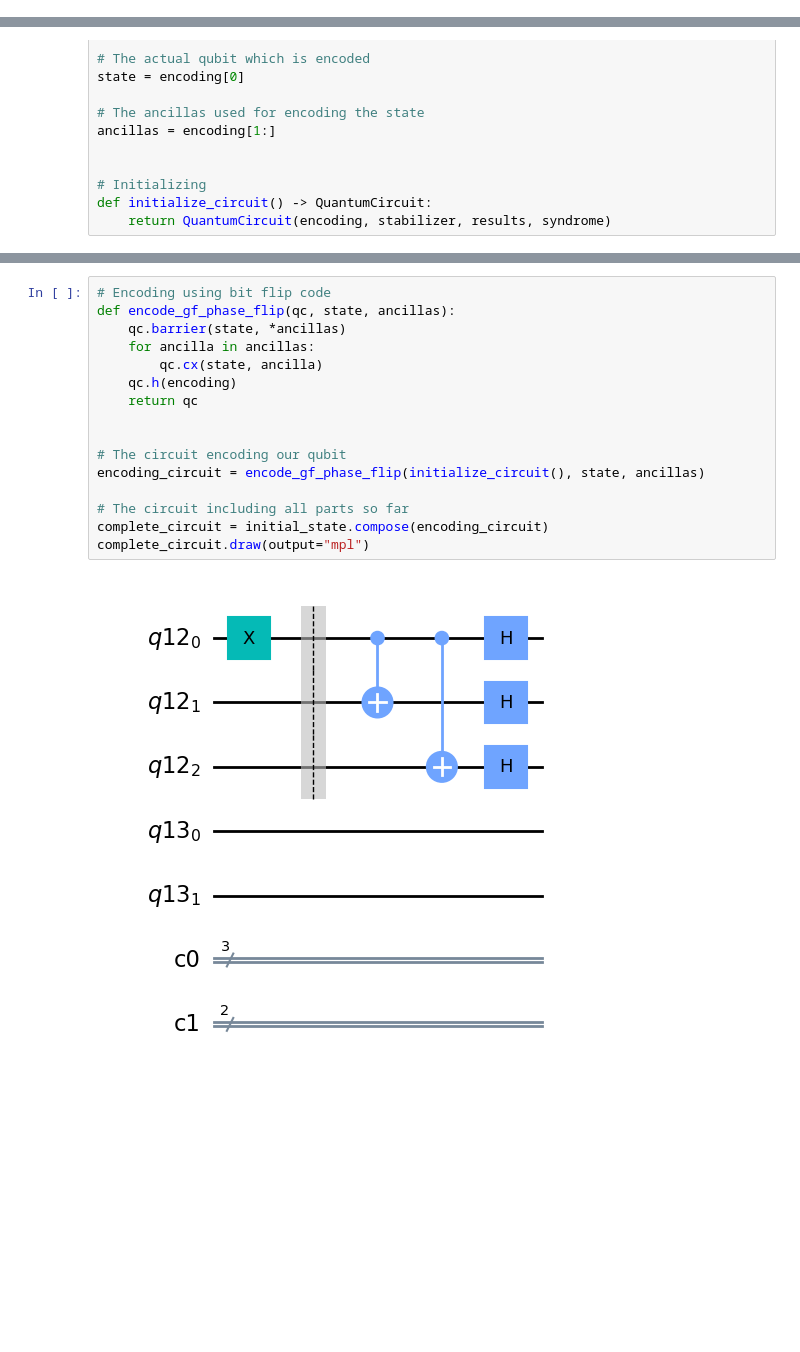
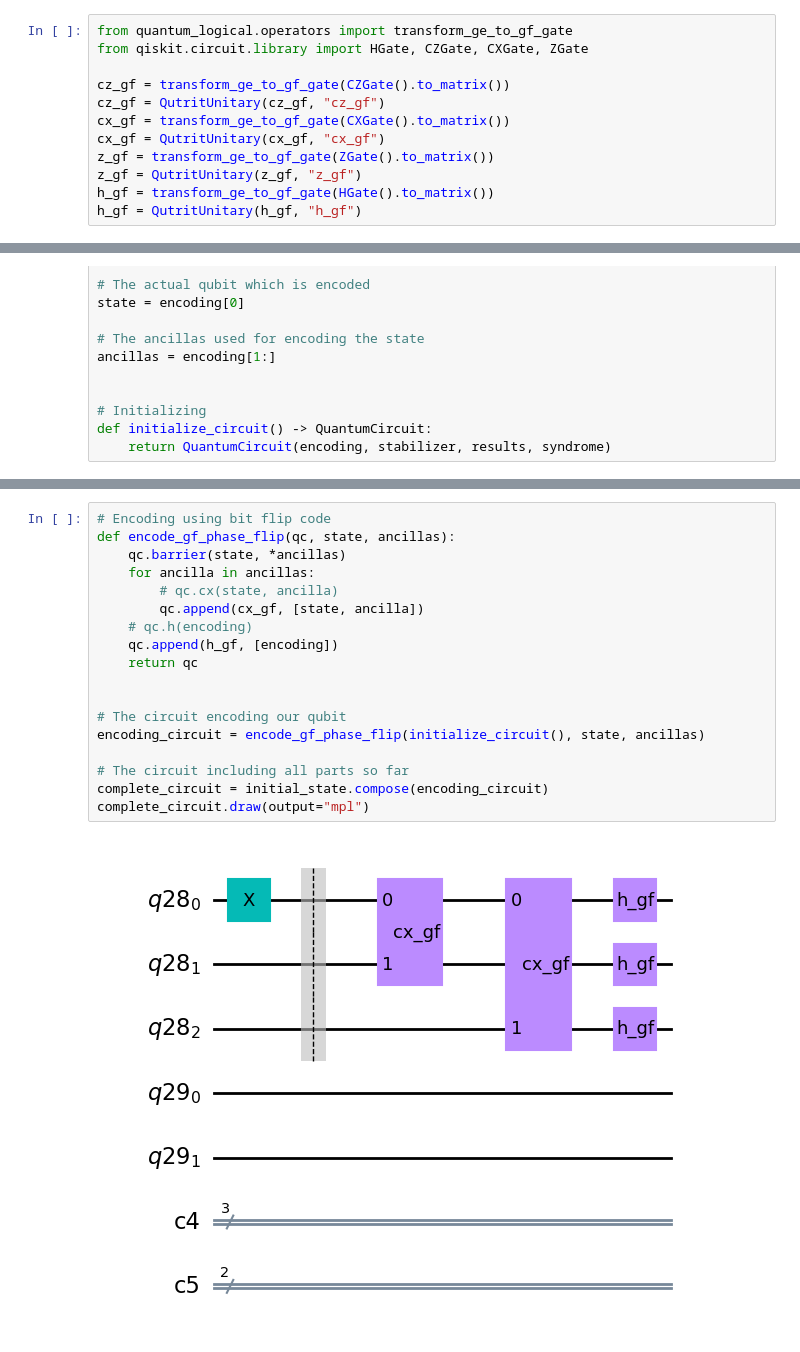
Before and after one commit to Pitt-JonesLab/quantum_logical, a Jupyter notebook: src/notebooks/syndrome_gates/dev_insert_syndrome.ipynb, the cells around one changed output, grey strips where cells are left out. Drawn from its saved outputs; the diff is of its cells as text; blank space fills up the shorter version.

```diff
--- a/src/notebooks/syndrome_gates/dev_insert_syndrome.ipynb
+++ b/src/notebooks/syndrome_gates/dev_insert_syndrome.ipynb
@@ -55,2 +32,14 @@ Quantum object: dims = [[3, 3], [3, 3]], shape = (9, 9), type = oper, isherm = T
+# %%
+from quantum_logical.operators import transform_ge_to_gf_gate
+from qiskit.circuit.library import HGate, CZGate, CXGate, ZGate
+
+cz_gf = transform_ge_to_gf_gate(CZGate().to_matrix())
+cz_gf = QutritUnitary(cz_gf, "cz_gf")
+cx_gf = transform_ge_to_gf_gate(CXGate().to_matrix())
+cx_gf = QutritUnitary(cx_gf, "cx_gf")
+z_gf = transform_ge_to_gf_gate(ZGate().to_matrix())
+z_gf = QutritUnitary(z_gf, "z_gf")
+h_gf = transform_ge_to_gf_gate(HGate().to_matrix())
+h_gf = QutritUnitary(h_gf, "h_gf")
 # %%
 phase_syndrome_subcircuit = QuantumCircuit(5, 2)
@@ -128,18 +109,20 @@ initial_state.draw(output="mpl")
 # %%
 # Encoding using bit flip code
 def encode_gf_phase_flip(qc, state, ancillas):
     qc.barrier(state, *ancillas)
     for ancilla in ancillas:
-        qc.cx(state, ancilla)
-    qc.h(encoding)
+        # qc.cx(state, ancilla)
+        qc.append(cx_gf, [state, ancilla])
+    # qc.h(encoding)
+    qc.append(h_gf, [encoding])
     return qc
 
 
 # The circuit encoding our qubit
 encoding_circuit = encode_gf_phase_flip(initialize_circuit(), state, ancillas)
 
 # The circuit including all parts so far
 complete_circuit = initial_state.compose(encoding_circuit)
 complete_circuit.draw(output="mpl")
 # %% [output]
-[figure, old version]
+[figure, new version]
```
Also changed, not shown: parts of 9 cells of this notebook, 1 other file.
